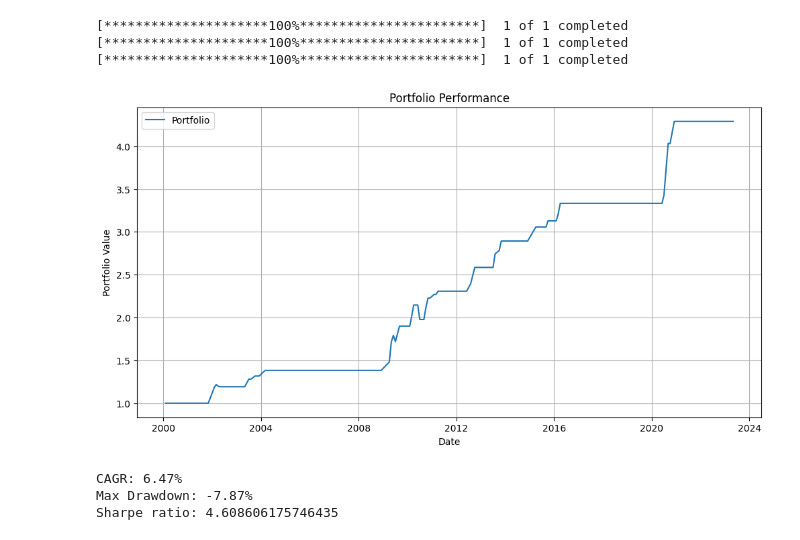
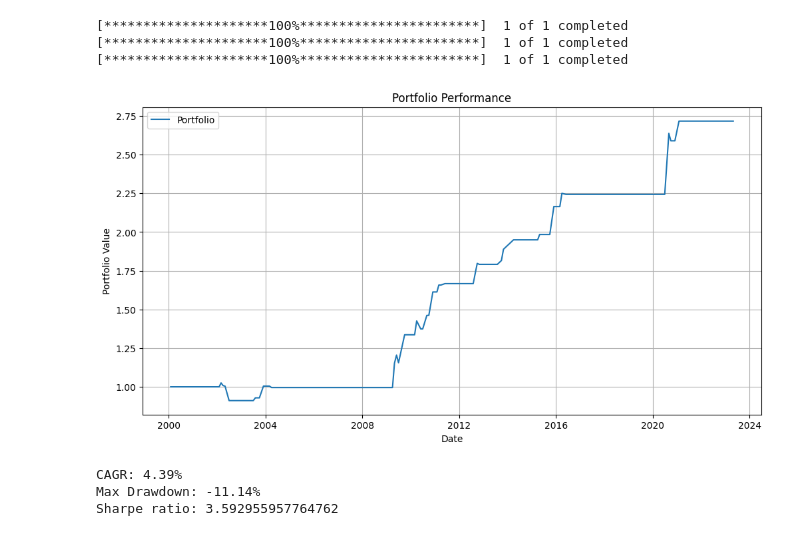
Before and after one commit to dkn-maida/farscape-investment, a Jupyter notebook: quadrants.ipynb, the cells around one changed output. Drawn from its saved outputs; the diff is of its cells as text; code cells hidden in the pictures.

```diff
--- a/quadrants.ipynb
+++ b/quadrants.ipynb
@@ -282,43 +282,43 @@ xlk_daily_returns = data['XLK'].pct_change()
 
 # Portfolio calculations
 portfolio = pd.DataFrame(index=data.index)
-portfolio['daily_returns'] = np.where((data['inflation_indicator'] == 0) & (data['growth_indicator'] == 1) & (data['signal'] == 1), xly_daily_returns,0)
+portfolio['daily_returns'] = np.where((data['inflation_indicator'].shift(1) == 0) & (data['growth_indicator'].shift(1) == 1) & (data['signal'].shift(1) == 1), xly_daily_returns,0)
 portfolio['daily_portfolio_value'] = (1 + portfolio['daily_returns']).cumprod()
 
 # Plot portfolio performance
 plt.figure(figsize=(12, 6))
 plt.plot(portfolio.index, portfolio['daily_portfolio_value'], label='Portfolio')
 plt.xlabel('Date')
 plt.ylabel('Portfolio Value')
 plt.title('Portfolio Performance')
 plt.legend()
 plt.grid(True)
 plt.show()
 
 # Compute performance metrics
 # CAGR
 years = (portfolio.index[-1] - portfolio.index[0]).days / 365.25
 CAGR = (portfolio['daily_portfolio_value'][-1]) ** (1 / years) - 1
 # Max Drawdown
 portfolio['cumulative_max_value'] = portfolio['daily_portfolio_value'].cummax()
 portfolio['drawdown'] = portfolio['daily_portfolio_value'] / portfolio['cumulative_max_value'] - 1
 max_drawdown = portfolio['drawdown'].min()
 # Sharpe Ratio (assuming 0% risk-free rate)
 daily_rf_rate = 0  # Assuming 0% risk-free rate
 excess_daily_returns = portfolio['daily_returns'] - daily_rf_rate
 sharpe_ratio = np.mean(excess_daily_returns) / np.std(excess_daily_returns) * np.sqrt(252)  # Annualized
 # Output the metrics
 print(f"CAGR: {CAGR * 100:.2f}%")
 print(f"Max Drawdown: {max_drawdown * 100:.2f}%")
 print(f"Sharpe ratio: {sharpe_ratio}")
 # %% [output]
 [*********************100%***********************]  1 of 1 completed
 [*********************100%***********************]  1 of 1 completed
 [*********************100%***********************]  1 of 1 completed
-[figure, old version]
+[figure, new version]
-CAGR: 6.47%
-Max Drawdown: -7.87%
-Sharpe ratio: 4.608606175746435
+CAGR: 4.39%
+Max Drawdown: -11.14%
+Sharpe ratio: 3.592955957764762
 # %%
 import numpy as np
 import yfinance as yf
```
Also changed, not shown: parts of 2 cells of this notebook, 1 other file.
